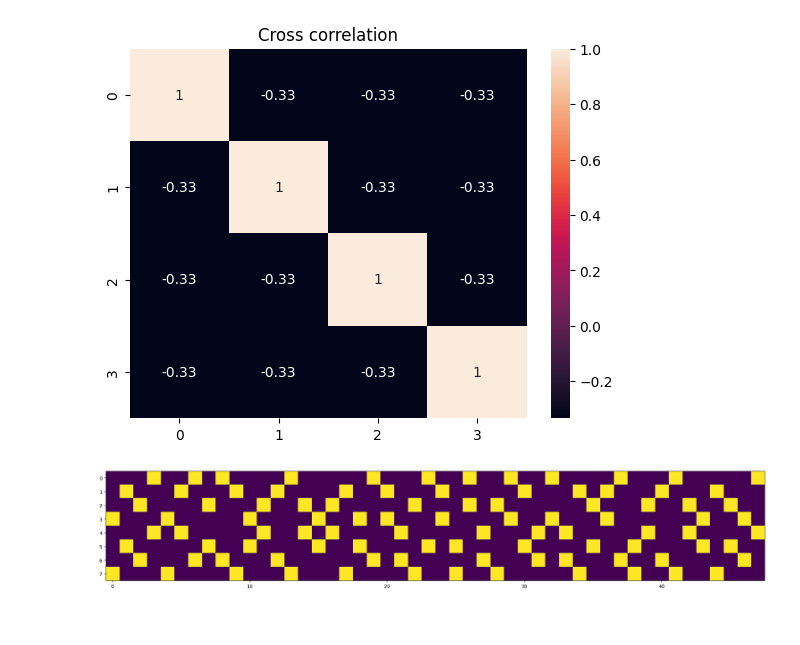
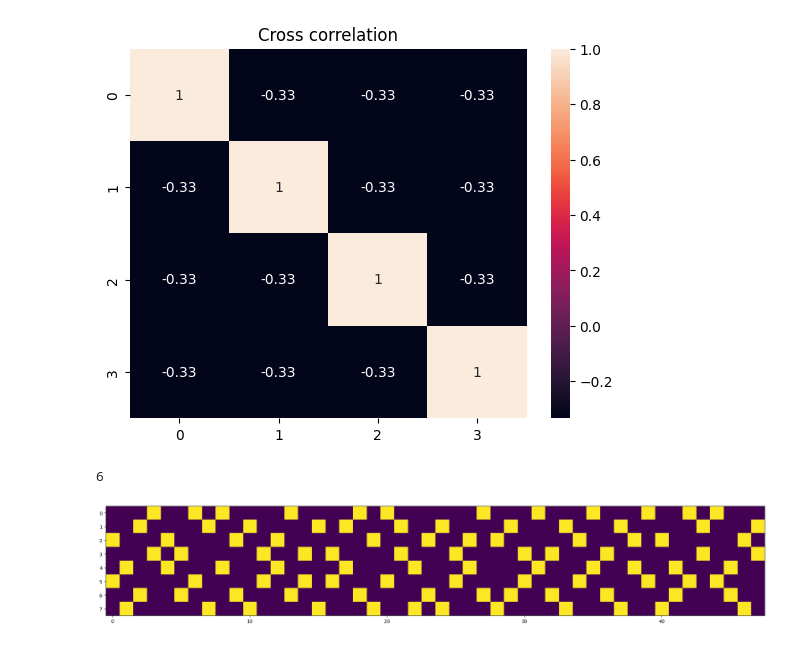
Before and after one commit to amar-enkhbat/codebook_generator, a Jupyter notebook: gen_seq.ipynb, the cells around one changed output. Drawn from its saved outputs; the diff is of its cells as text; code cells hidden in the pictures.

Commit message:
generate codebooks for each object

```diff
--- a/gen_seq.ipynb
+++ b/gen_seq.ipynb
@@ -175,30 +200,47 @@ def exist_spatial_neighbors(codebook):
 # %%
-init_codebook = gen_codebook(
-    init_codebook = init_codebook,
-    n_objs=8, n_obj_highlights=2, n_off_intervals=3, n_min_highlights=1
-)
+n_reps = 12
 
-n_reps = 12
-codebooks = []
-for _ in range(n_reps):
-    while True:
-        codebook = gen_codebook(
-            init_codebook = np.zeros((1, 8)),
+for i in range(8):
+    best_codebooks = None
+    best_diag_val = np.inf
+    init_codebook = np.zeros((1, n_objs))
+    for _ in tqdm(range(1000)):
+        codebooks = []
+        init_codebook = gen_codebook(
+            init_codebook = init_codebook,
             n_objs=8, n_obj_highlights=2, n_off_intervals=3, n_min_highlights=1
         )
-        prev_idc = np.where(init_codebook[-1] == 1)[0]
-        if codebook[0, prev_idc[0]] == 0 and codebook[0, prev_idc[1]] == 0:
-            if not exist_spatial_neighbors(codebook):
+        for _ in range(n_reps):
+            while True:
+                codebook = gen_codebook(
+                    init_codebook = np.zeros((1, 8)),
+                    n_objs=8, n_obj_highlights=2, n_off_intervals=3, n_min_highlights=1
+                )
+                prev_idc = np.where(init_codebook[-1] == 1)[0]
+                if codebook[0, prev_idc[0]] == 0 and codebook[0, prev_idc[1]] == 0:
+                    if not exist_spatial_neighbors(codebook):
+                        break
+
+            codebooks.append(codebook)
+            init_codebook = codebook
+
+        codebooks = np.vstack(codebooks).T
+
+        diag_val = compute_diag_neighbors(codebooks, kernel_size=(3, 3))
+        if diag_val < best_diag_val:
+
+            best_codebooks = codebooks
+            best_diag_val = diag_val
+            if diag_val == 0:
                 break
+    print(best_diag_val)
 
-    codebooks.append(codebook)
-    init_codebook = codebook
 
-codebooks = np.vstack(codebooks).T
-plt.figure(figsize=(20, 20))
-plt.imshow(codebooks)
-plt.tight_layout()
-# plt.savefig('./rep_1.png', format='png')
-plt.show()
+    plt.figure(figsize=(20, 20))
+    plt.imshow(best_codebooks)
+    plt.tight_layout()
+    # plt.savefig('./rep_1.png', format='png')
+    plt.show()
 # %% [output]
+6
-[figure, old version]
+[figure, new version]
```
Also changed, not shown: parts of 19 cells of this notebook, 1 other file.
